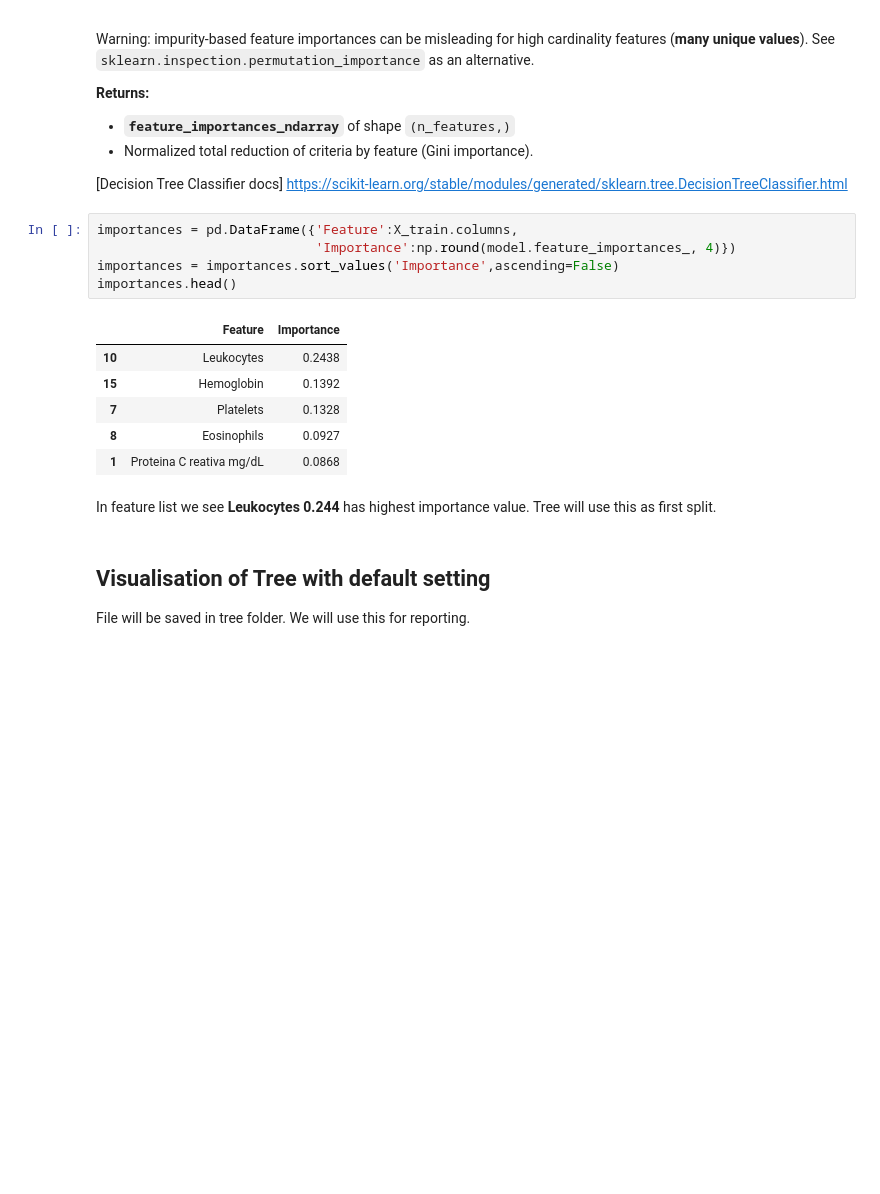
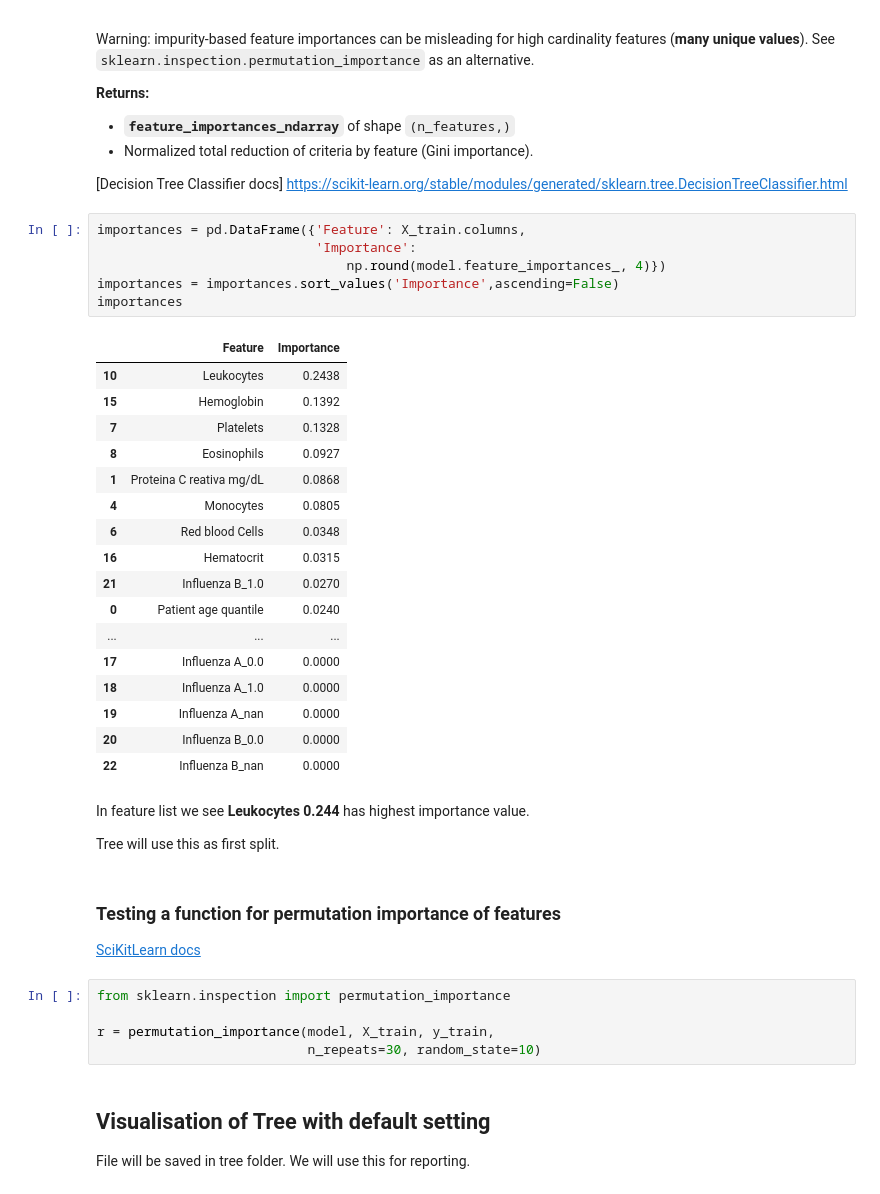
Before and after one commit to dnewton090/covid19-diagnostics, a Jupyter notebook: BrazilDecisionTree.ipynb, the cells around one changed output. Drawn from its saved outputs; the diff is of its cells as text; blank space fills up the shorter version.

Commit message:
Edits to the DecisionTree file

```diff
--- a/BrazilDecisionTree.ipynb
+++ b/BrazilDecisionTree.ipynb
@@ -297,20 +307,42 @@ Warning: impurity-based feature importances can be misleading for high cardinali
 
 [Decision Tree Classifier docs] https://scikit-learn.org/stable/modules/generated/sklearn.tree.DecisionTreeClassifier.html
 # %%
-importances = pd.DataFrame({'Feature':X_train.columns,
-                            'Importance':np.round(model.feature_importances_, 4)})
+importances = pd.DataFrame({'Feature': X_train.columns,
+                            'Importance':
+                                np.round(model.feature_importances_, 4)})
 importances = importances.sort_values('Importance',ascending=False)
-importances.head()
+importances
 # %% [output]
 |  | Feature | Importance |
 | 10 | Leukocytes | 0.2438 |
 | 15 | Hemoglobin | 0.1392 |
 | 7 | Platelets | 0.1328 |
 | 8 | Eosinophils | 0.0927 |
 | 1 | Proteina C reativa mg/dL | 0.0868 |
+| 4 | Monocytes | 0.0805 |
+| 6 | Red blood Cells | 0.0348 |
+| 16 | Hematocrit | 0.0315 |
+| 21 | Influenza B_1.0 | 0.0270 |
+| 0 | Patient age quantile | 0.0240 |
+| ... | ... | ... |
+| 17 | Influenza A_0.0 | 0.0000 |
+| 18 | Influenza A_1.0 | 0.0000 |
+| 19 | Influenza A_nan | 0.0000 |
+| 20 | Influenza B_0.0 | 0.0000 |
+| 22 | Influenza B_nan | 0.0000 |
 # %% [markdown]
 <a id="fristsplit"></a>
-In feature list we see **Leukocytes	0.244** has highest importance value. Tree will use this as first split.
+In feature list we see **Leukocytes	0.244** has highest importance value.
+
+Tree will use this as first split.
+# %% [markdown]
+### Testing a function for permutation importance of features
+[SciKitLearn docs](https://scikit-learn.org/stable/modules/permutation_importance.html)
+# %%
+from sklearn.inspection import permutation_importance
+
+r = permutation_importance(model, X_train, y_train,
+                           n_repeats=30, random_state=10)
 # %% [markdown]
 ## Visualisation of Tree with default setting
 File will be saved in tree folder. We will use this for reporting.
```
Also changed, not shown: parts of 12 cells of this notebook, 1 other file.
